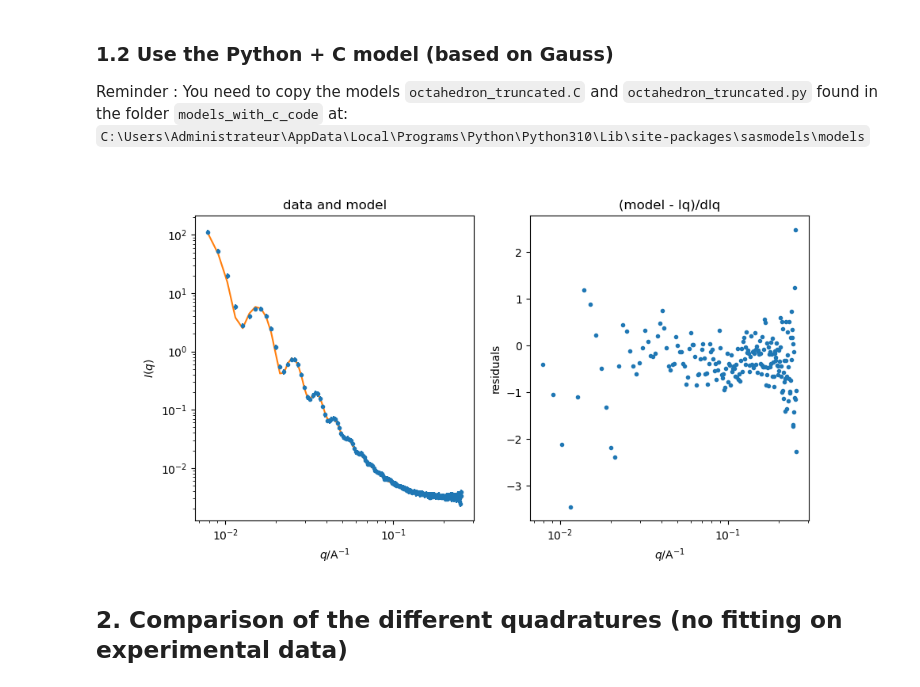
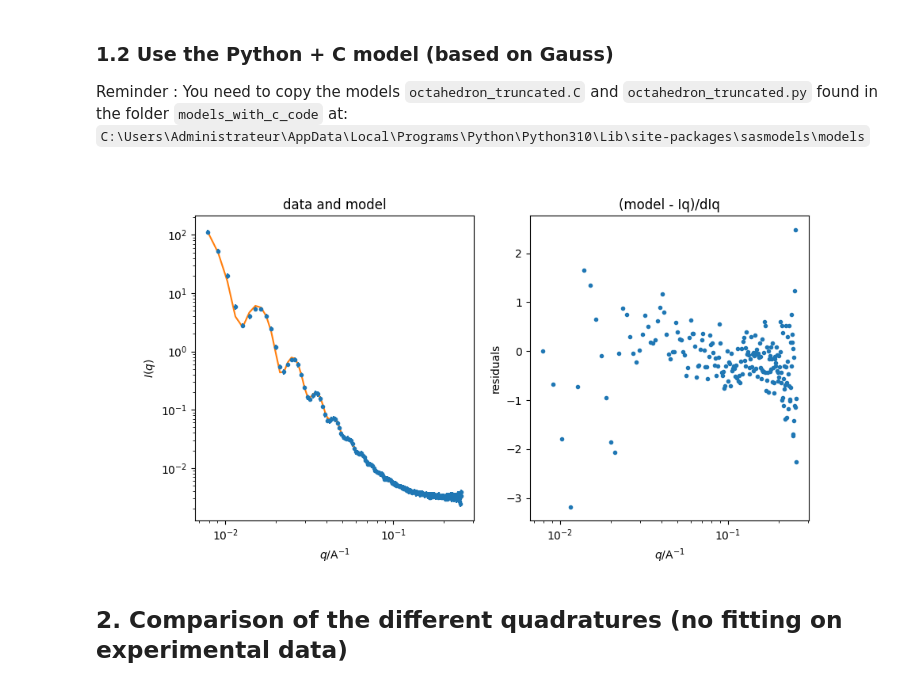
Before and after one commit to marimperorclerc/octahedra, a Jupyter notebook: Octa_general_all_quadratures.ipynb, the cells around one changed output. Saved outputs shown, nothing was run; the diff lists cells and outputs as text; code cells hidden in the pictures.

```diff
--- a/Octa_general_all_quadratures.ipynb
+++ b/Octa_general_all_quadratures.ipynb
@@ -219,23 +225,25 @@ Reminder : You need to copy the models `octahedron_truncated.C` and `octahedron_
 # %%
 kernel = sasmodels.core.load_model("octahedron_truncated")
 params = {
     "background": 0.003,
-    "scale": 2.86e-6,
+    "scale": 4.5e+9,
     "length_a": 538,
     "t":0.75,
     "length_a_pd_type": 'gaussian', #type of polydispersity function
     "length_a_pd": 0.06, #polydispersity
     "length_a_pd_n": 10, #number of steps in polydispersity
-    "length_a_pd_nsigma": 3 #range as multiple of sigma
+    "length_a_pd_nsigma": 3, #range as multiple of sigma
+    "sld": 4.e-6,
+    "sld_solvent": 1.e-6
 
 }
 modelfit = sasmodels.bumps_model.Model(kernel, **params)
 experiment = sasmodels.bumps_model.Experiment(data=data, model=modelfit)
 
 plt.figure(figsize=(10,5))
 experiment.plot()
 # %% [output]
-[figure, old version]
+[figure, new version]
 # %% [markdown]
 ## **2. Comparison of the different quadratures (no fitting on experimental data)**
 # %%
```
Also changed, not shown: parts of 7 cells of this notebook, 3 other files.
